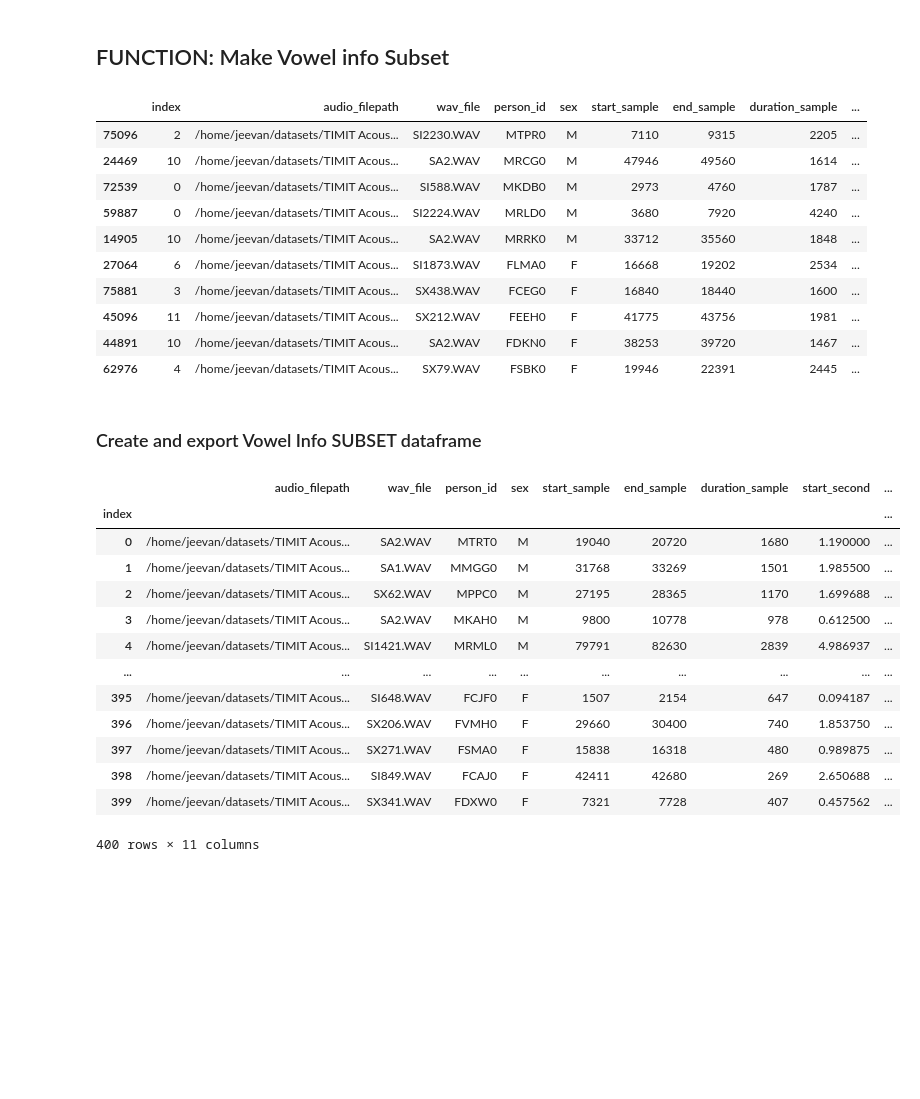
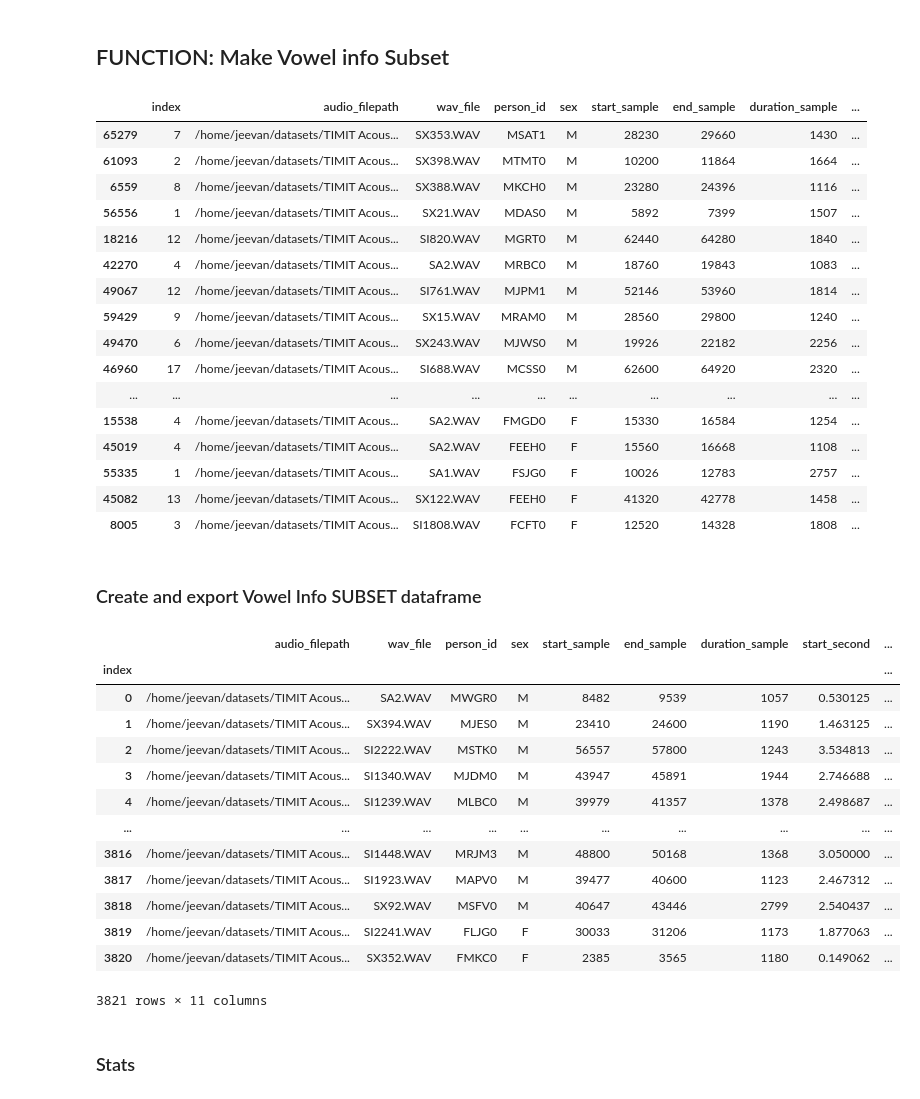
Before and after one commit to vaguebrownfox01/vowtiar-formant_estimation, a Jupyter notebook: b_subset_timit_vowel.ipynb, the cells around one changed output. Drawn from its saved outputs; the diff is of its cells as text; code cells hidden in the pictures; blank space fills up the shorter version.

Commit message:
vowel limit 100

```diff
--- a/b_subset_timit_vowel.ipynb
+++ b/b_subset_timit_vowel.ipynb
@@ -53,0 +66,5 @@ Name: vowel_name, dtype: int64
+# %%
+MIN_SAMPLE_DUR = 1023
+dur_filt = ALL_TIMIT_VOWELS_DF["duration_sample"] > MIN_SAMPLE_DUR
+FILTERED_ALL_TIMIT_VOWELS_DF = ALL_TIMIT_VOWELS_DF.loc[dur_filt]
+FILTERED_ALL_TIMIT_VOWELS_DF
@@ -54,46 +85,53 @@ Name: vowel_name, dtype: int64
 # %% [markdown]
 ## FUNCTION: Make Vowel info Subset
 # %%
-def make_vowel_subset(vowel: str, df: pd.DataFrame=ALL_TIMIT_VOWELS_DF,  limit=2) -> pd.DataFrame:
+def make_vowel_subset(vowel: str, df: pd.DataFrame,  limit) -> pd.DataFrame:
     filt = df["vowel_name"] == vowel
     vowel_df = df[filt]
 
     filt_sex = lambda s: vowel_df["sex"] == s
-    male_vowel_df = shuffle(vowel_df[filt_sex("M")], random_state=2)
-    female_vowel_df = shuffle(vowel_df[filt_sex("F")], random_state=4)
+    male_vowel_df = shuffle(vowel_df[filt_sex("M")], random_state=6)
+    female_vowel_df = shuffle(vowel_df[filt_sex("F")], random_state=8)
 
     m_size = limit if len(male_vowel_df) > limit else len(male_vowel_df)
     f_size = limit if len(female_vowel_df) > limit else len(female_vowel_df)
 
     male_vowel_df   = male_vowel_df[:m_size]
     female_vowel_df = female_vowel_df[:f_size]
 
     vowel_df = pd.concat([male_vowel_df, female_vowel_df])
 
     return vowel_df
 
 make_vowel_subset(
     vowel=ALL_TIMIT_VOWEL_LIST[np.random.randint(0, len(ALL_TIMIT_VOWEL_LIST))],
-    df=ALL_TIMIT_VOWELS_DF,
-    limit=5
+    df=FILTERED_ALL_TIMIT_VOWELS_DF,
+    limit=20
 )
 # %% [output]
 |  | index | audio_filepath | wav_file | person_id | sex | start_sample | end_sample | duration_sample | ... |
-| 75096 | 2 | /home/jeevan/datasets/TIMIT Acous... | SI2230.WAV | MTPR0 | M | 7110 | 9315 | 2205 | ... |
-| 24469 | 10 | /home/jeevan/datasets/TIMIT Acous... | SA2.WAV | MRCG0 | M | 47946 | 49560 | 1614 | ... |
-| 72539 | 0 | /home/jeevan/datasets/TIMIT Acous... | SI588.WAV | MKDB0 | M | 2973 | 4760 | 1787 | ... |
-| 59887 | 0 | /home/jeevan/datasets/TIMIT Acous... | SI2224.WAV | MRLD0 | M | 3680 | 7920 | 4240 | ... |
-| 14905 | 10 | /home/jeevan/datasets/TIMIT Acous... | SA2.WAV | MRRK0 | M | 33712 | 35560 | 1848 | ... |
-| 27064 | 6 | /home/jeevan/datasets/TIMIT Acous... | SI1873.WAV | FLMA0 | F | 16668 | 19202 | 2534 | ... |
-| 75881 | 3 | /home/jeevan/datasets/TIMIT Acous... | SX438.WAV | FCEG0 | F | 16840 | 18440 | 1600 | ... |
-| 45096 | 11 | /home/jeevan/datasets/TIMIT Acous... | SX212.WAV | FEEH0 | F | 41775 | 43756 | 1981 | ... |
-| 44891 | 10 | /home/jeevan/datasets/TIMIT Acous... | SA2.WAV | FDKN0 | F | 38253 | 39720 | 1467 | ... |
-| 62976 | 4 | /home/jeevan/datasets/TIMIT Acous... | SX79.WAV | FSBK0 | F | 19946 | 22391 | 2445 | ... |
+| 65279 | 7 | /home/jeevan/datasets/TIMIT Acous... | SX353.WAV | MSAT1 | M | 28230 | 29660 | 1430 | ... |
+| 61093 | 2 | /home/jeevan/datasets/TIMIT Acous... | SX398.WAV | MTMT0 | M | 10200 | 11864 | 1664 | ... |
+| 6559 | 8 | /home/jeevan/datasets/TIMIT Acous... | SX388.WAV | MKCH0 | M | 23280 | 24396 | 1116 | ... |
+| 56556 | 1 | /home/jeevan/datasets/TIMIT Acous... | SX21.WAV | MDAS0 | M | 5892 | 7399 | 1507 | ... |
+| 18216 | 12 | /home/jeevan/datasets/TIMIT Acous... | SI820.WAV | MGRT0 | M | 62440 | 64280 | 1840 | ... |
+| 42270 | 4 | /home/jeevan/datasets/TIMIT Acous... | SA2.WAV | MRBC0 | M | 18760 | 19843 | 1083 | ... |
+| 49067 | 12 | /home/jeevan/datasets/TIMIT Acous... | SI761.WAV | MJPM1 | M | 52146 | 53960 | 1814 | ... |
+| 59429 | 9 | /home/jeevan/datasets/TIMIT Acous... | SX15.WAV | MRAM0 | M | 28560 | 29800 | 1240 | ... |
+| 49470 | 6 | /home/jeevan/datasets/TIMIT Acous... | SX243.WAV | MJWS0 | M | 19926 | 22182 | 2256 | ... |
+| 46960 | 17 | /home/jeevan/datasets/TIMIT Acous... | SI688.WAV | MCSS0 | M | 62600 | 64920 | 2320 | ... |
+| ... | ... | ... | ... | ... | ... | ... | ... | ... | ... |
+| 15538 | 4 | /home/jeevan/datasets/TIMIT Acous... | SA2.WAV | FMGD0 | F | 15330 | 16584 | 1254 | ... |
+| 45019 | 4 | /home/jeevan/datasets/TIMIT Acous... | SA2.WAV | FEEH0 | F | 15560 | 16668 | 1108 | ... |
+| 55335 | 1 | /home/jeevan/datasets/TIMIT Acous... | SA1.WAV | FSJG0 | F | 10026 | 12783 | 2757 | ... |
+| 45082 | 13 | /home/jeevan/datasets/TIMIT Acous... | SX122.WAV | FEEH0 | F | 41320 | 42778 | 1458 | ... |
+| 8005 | 3 | /home/jeevan/datasets/TIMIT Acous... | SI1808.WAV | FCFT0 | F | 12520 | 14328 | 1808 | ... |
 # %% [markdown]
 ### Create and export Vowel Info SUBSET dataframe
 # %%
-VOWEL_LIMIT = 10
-SUBSET_TIMIT_VOWELS_DF = pd.concat([make_vowel_subset(vowel, limit=VOWEL_LIMIT) for vowel in tqdm(ALL_TIMIT_VOWEL_LIST)])
+VOWEL_LIMIT = 100
+vowel_df = FILTERED_ALL_TIMIT_VOWELS_DF
+SUBSET_TIMIT_VOWELS_DF = pd.concat([make_vowel_subset(vowel, limit=VOWEL_LIMIT, df=vowel_df) for vowel in tqdm(ALL_TIMIT_VOWEL_LIST)])
 
 SUBSET_TIMIT_VOWELS_DF.reset_index(inplace=True)
 SUBSET_TIMIT_VOWELS_DF.index.name = "index"
@@ -105,15 +143,17 @@ SUBSET_TIMIT_VOWELS_DF
 # %% [output]
 |  | audio_filepath | wav_file | person_id | sex | start_sample | end_sample | duration_sample | start_second | ... |
 | index |  |  |  |  |  |  |  |  | ... |
-| 0 | /home/jeevan/datasets/TIMIT Acous... | SA2.WAV | MTRT0 | M | 19040 | 20720 | 1680 | 1.190000 | ... |
-| 1 | /home/jeevan/datasets/TIMIT Acous... | SA1.WAV | MMGG0 | M | 31768 | 33269 | 1501 | 1.985500 | ... |
-| 2 | /home/jeevan/datasets/TIMIT Acous... | SX62.WAV | MPPC0 | M | 27195 | 28365 | 1170 | 1.699688 | ... |
-| 3 | /home/jeevan/datasets/TIMIT Acous... | SA2.WAV | MKAH0 | M | 9800 | 10778 | 978 | 0.612500 | ... |
-| 4 | /home/jeevan/datasets/TIMIT Acous... | SI1421.WAV | MRML0 | M | 79791 | 82630 | 2839 | 4.986937 | ... |
+| 0 | /home/jeevan/datasets/TIMIT Acous... | SA2.WAV | MWGR0 | M | 8482 | 9539 | 1057 | 0.530125 | ... |
+| 1 | /home/jeevan/datasets/TIMIT Acous... | SX394.WAV | MJES0 | M | 23410 | 24600 | 1190 | 1.463125 | ... |
+| 2 | /home/jeevan/datasets/TIMIT Acous... | SI2222.WAV | MSTK0 | M | 56557 | 57800 | 1243 | 3.534813 | ... |
+| 3 | /home/jeevan/datasets/TIMIT Acous... | SI1340.WAV | MJDM0 | M | 43947 | 45891 | 1944 | 2.746688 | ... |
+| 4 | /home/jeevan/datasets/TIMIT Acous... | SI1239.WAV | MLBC0 | M | 39979 | 41357 | 1378 | 2.498687 | ... |
 | ... | ... | ... | ... | ... | ... | ... | ... | ... | ... |
-| 395 | /home/jeevan/datasets/TIMIT Acous... | SI648.WAV | FCJF0 | F | 1507 | 2154 | 647 | 0.094187 | ... |
-| 396 | /home/jeevan/datasets/TIMIT Acous... | SX206.WAV | FVMH0 | F | 29660 | 30400 | 740 | 1.853750 | ... |
-| 397 | /home/jeevan/datasets/TIMIT Acous... | SX271.WAV | FSMA0 | F | 15838 | 16318 | 480 | 0.989875 | ... |
-| 398 | /home/jeevan/datasets/TIMIT Acous... | SI849.WAV | FCAJ0 | F | 42411 | 42680 | 269 | 2.650688 | ... |
-| 399 | /home/jeevan/datasets/TIMIT Acous... | SX341.WAV | FDXW0 | F | 7321 | 7728 | 407 | 0.457562 | ... |
+| 3816 | /home/jeevan/datasets/TIMIT Acous... | SI1448.WAV | MRJM3 | M | 48800 | 50168 | 1368 | 3.050000 | ... |
+| 3817 | /home/jeevan/datasets/TIMIT Acous... | SI1923.WAV | MAPV0 | M | 39477 | 40600 | 1123 | 2.467312 | ... |
+| 3818 | /home/jeevan/datasets/TIMIT Acous... | SX92.WAV | MSFV0 | M | 40647 | 43446 | 2799 | 2.540437 | ... |
+| 3819 | /home/jeevan/datasets/TIMIT Acous... | SI2241.WAV | FLJG0 | F | 30033 | 31206 | 1173 | 1.877063 | ... |
+| 3820 | /home/jeevan/datasets/TIMIT Acous... | SX352.WAV | FMKC0 | F | 2385 | 3565 | 1180 | 0.149062 | ... |
-400 rows × 11 columns
+3821 rows × 11 columns
+# %% [markdown]
+### Stats
```
Also changed, not shown: parts of 4 cells of this notebook, 3 other files.
